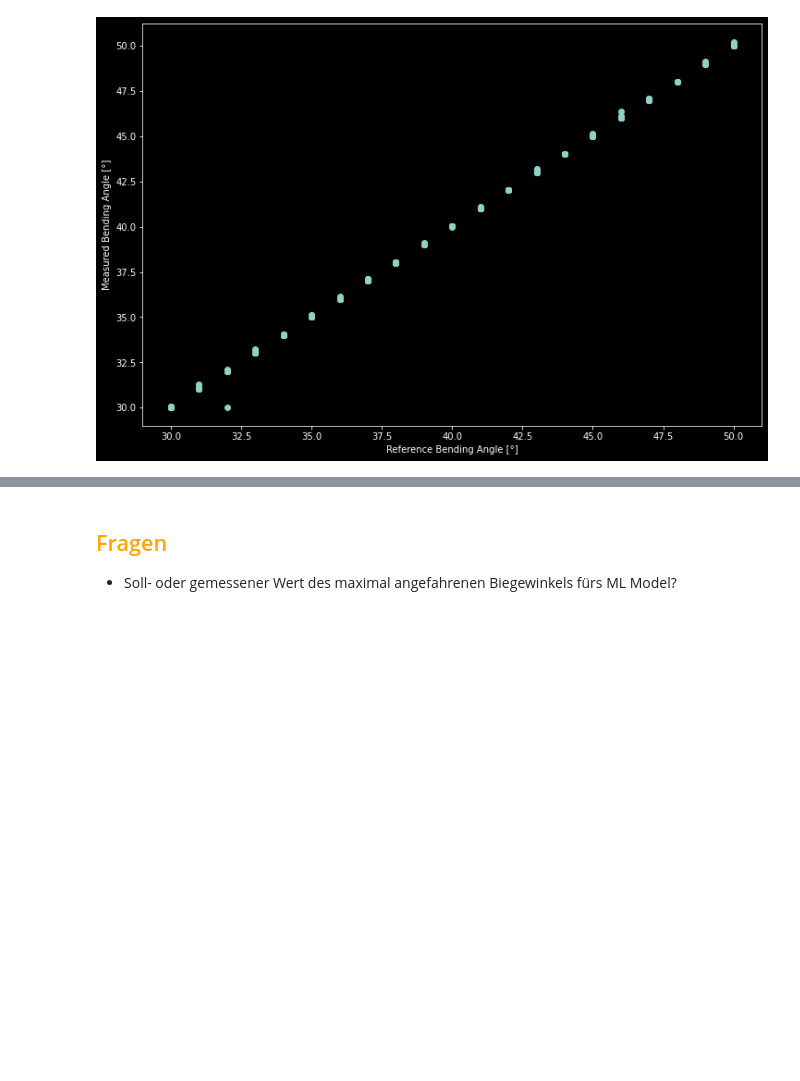
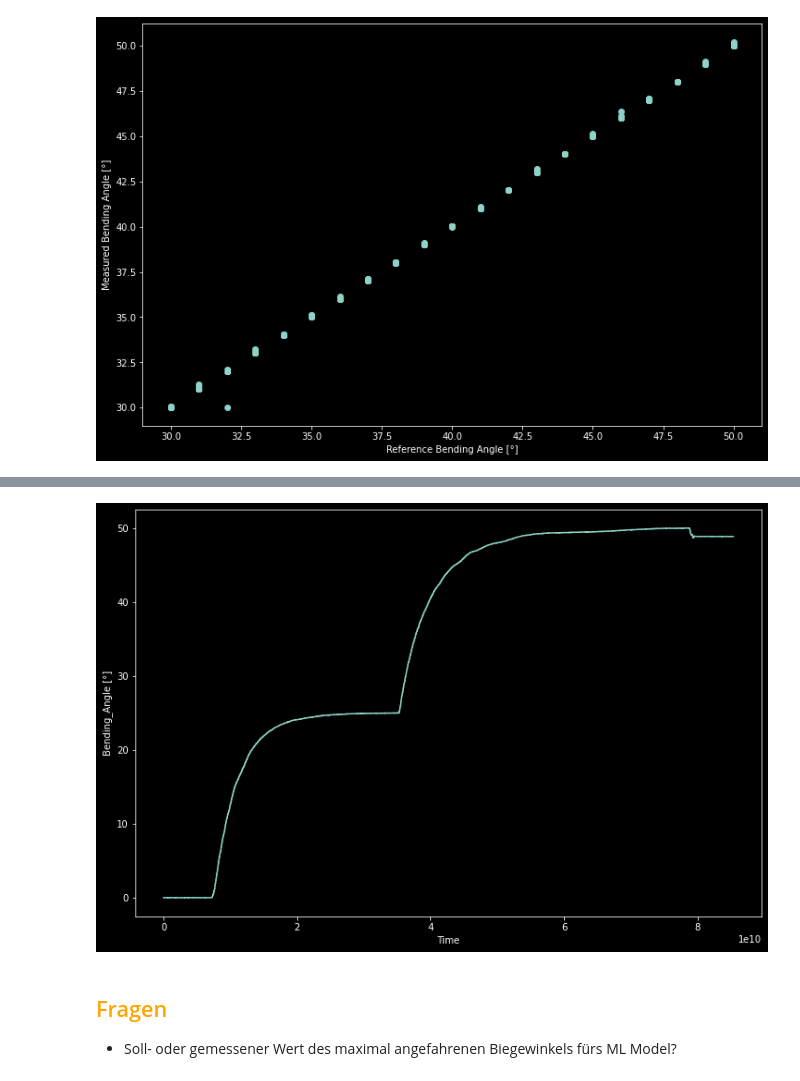
Before and after one commit to raresbb/Tutorium_Biegewinkel, a Jupyter notebook: biegewinkel.ipynb, the cells around one changed output, grey strips where cells are left out. Saved outputs shown, nothing was run; the diff lists cells and outputs as text; code cells hidden in the pictures; blank space fills up the shorter version.

```diff
--- a/biegewinkel.ipynb
+++ b/biegewinkel.ipynb
@@ -159,0 +174,9 @@ plt.show()
+# %%
+files = os.listdir('1_Datensatz_Halbzeug_Blechdicke/Trainingsdaten/Messdaten gesamt/')
+files = [f for f in files if f.endswith('.csv')]
+file = files[360]
+df = pd.read_csv('1_Datensatz_Halbzeug_Blechdicke/Trainingsdaten/Messdaten gesamt/' + str(file), sep=';', decimal=',')
+df['Time'] = pd.to_datetime(df['Time'])
+df['Time'] = df['Time'] - df['Time'][0]
+df = df.set_index('Time')
+df
@@ -160,3 +198,10 @@ plt.show()
+# %%
+plt.plot(df.index, df['Bending_Angle'], label='Bending_Angle')
+plt.xlabel('Time')
+plt.ylabel('Bending_Angle [°]')
+plt.show()
+# %% [output]
+[figure, added]
 # %% [markdown]
 ## <font color=orange>  Fragen </font>
 * Soll- oder gemessener Wert des maximal angefahrenen Biegewinkels fürs ML Model?
```
Also changed, not shown: parts of 8 cells of this notebook.
